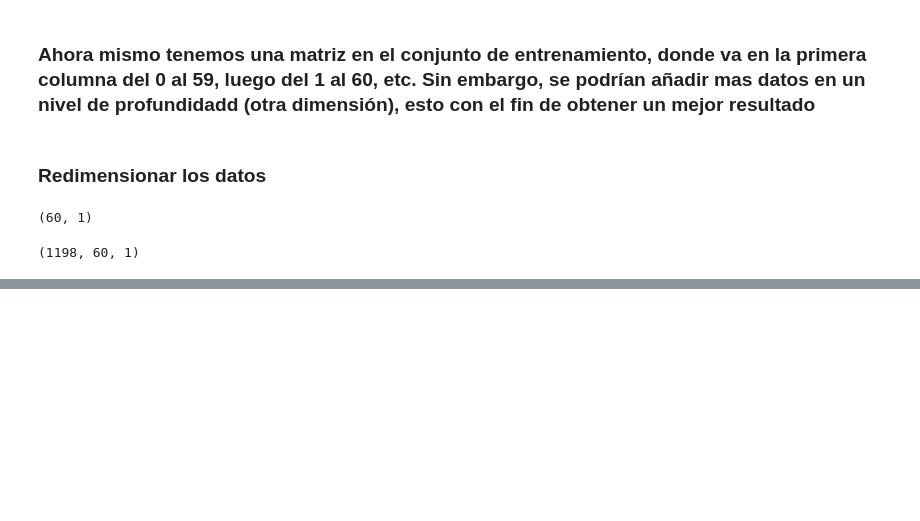
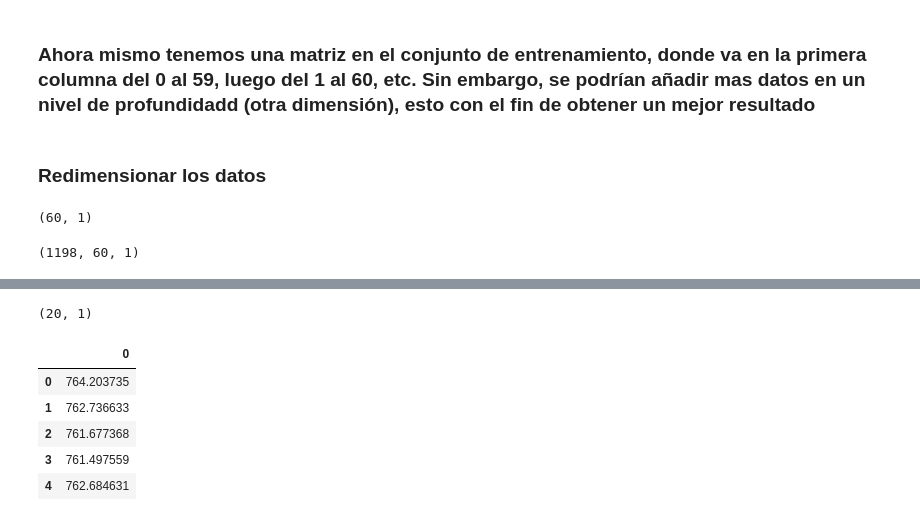
Before and after one commit to arcadio2/deep-learning-python, a Jupyter notebook: Part 3 - Recurrent Neural Networks (RNN)/RNN.ipynb, the cells around one changed output, grey strips where cells are left out. Saved outputs shown, nothing was run; the diff lists cells and outputs as text; code cells hidden in the pictures; blank space fills up the shorter version.

```diff
--- a/Part 3 - Recurrent Neural Networks (RNN)/RNN.ipynb
+++ b/Part 3 - Recurrent Neural Networks (RNN)/RNN.ipynb
@@ -200,0 +283,13 @@ real_stock_price.shape
+# %%
+predicted_stock_price.shape
+# %% [output]
+(20, 1)
+# %%
+pd.DataFrame(predicted_stock_price).head(5)
+# %% [output]
+|  | 0 |
+| 0 | 764.203735 |
+| 1 | 762.736633 |
+| 2 | 761.677368 |
+| 3 | 761.497559 |
+| 4 | 762.684631 |
```
Also changed, not shown: parts of 40 cells of this notebook.
